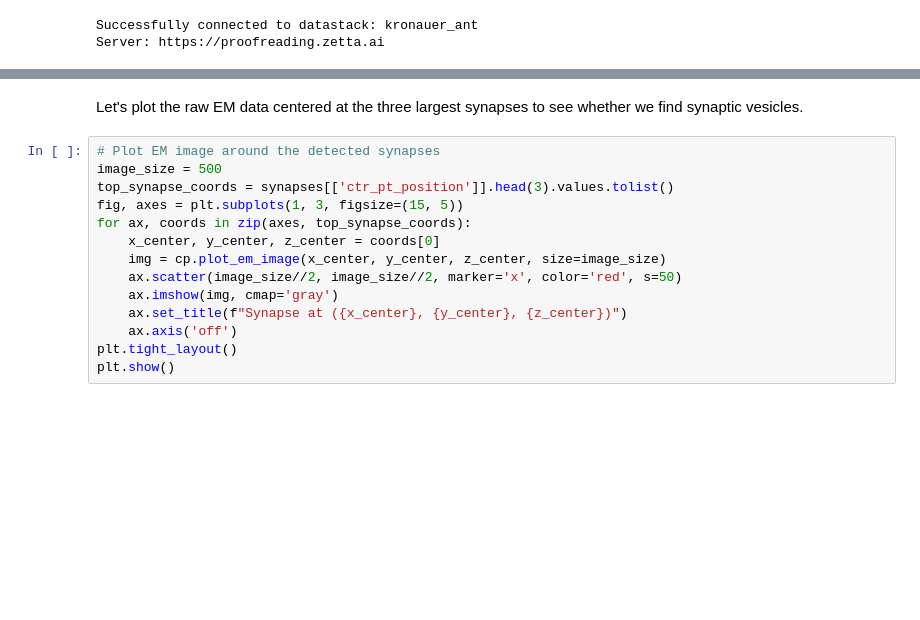
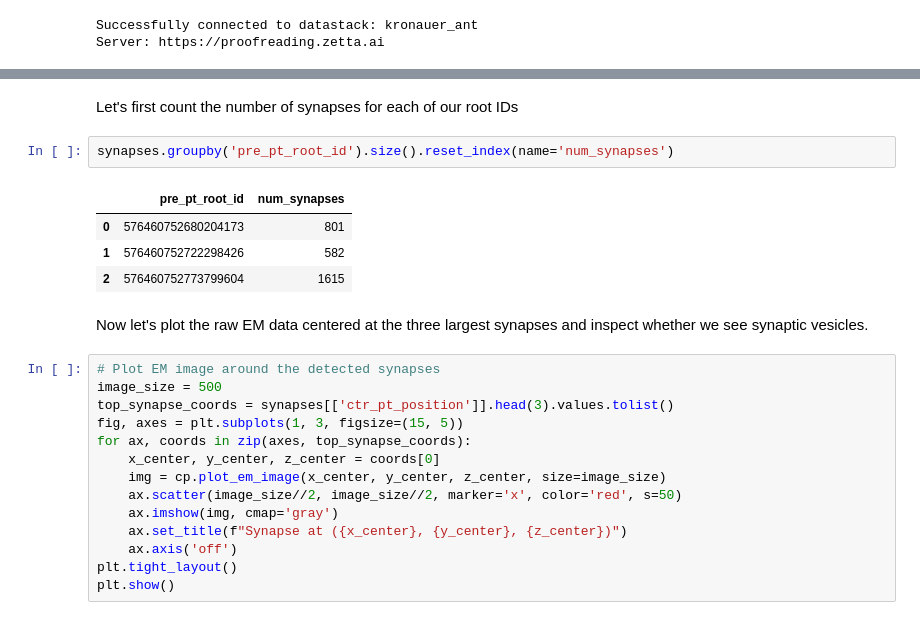
Before and after one commit to Social-Evolution-and-Behavior/crantpy, a Jupyter notebook: docs/deep_dive/connectivity.ipynb, the cells around one changed output, grey strips where cells are left out. Saved outputs shown, nothing was run; the diff lists cells and outputs as text; blank space fills up the shorter version.

```diff
--- a/docs/deep_dive/connectivity.ipynb
+++ b/docs/deep_dive/connectivity.ipynb
@@ -89,5 +85,14 @@ synapses
+# %% [markdown]
+Let's first count the number of synapses for each of our root IDs
+# %%
+synapses.groupby('pre_pt_root_id').size().reset_index(name='num_synapses')
+# %% [output]
+|  | pre_pt_root_id | num_synapses |
+| 0 | 576460752680204173 | 801 |
+| 1 | 576460752722298426 | 582 |
+| 2 | 576460752773799604 | 1615 |
 # %% [markdown]
-Let's plot the raw EM data centered at the three largest synapses to see whether we find synaptic vesicles.
+Now let's plot the raw EM data centered at the three largest synapses and inspect whether we see synaptic vesicles.
 # %%
 # Plot EM image around the detected synapses
 image_size = 500
```
Also changed, not shown: parts of 19 cells of this notebook.
